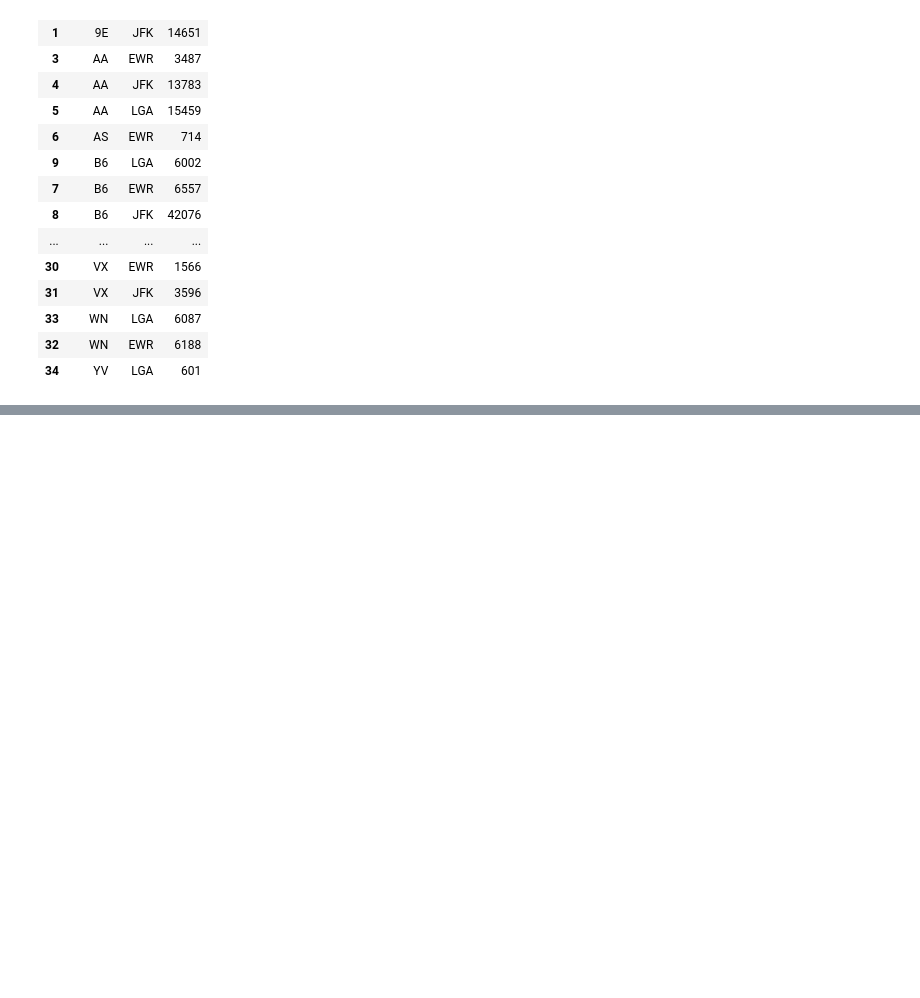
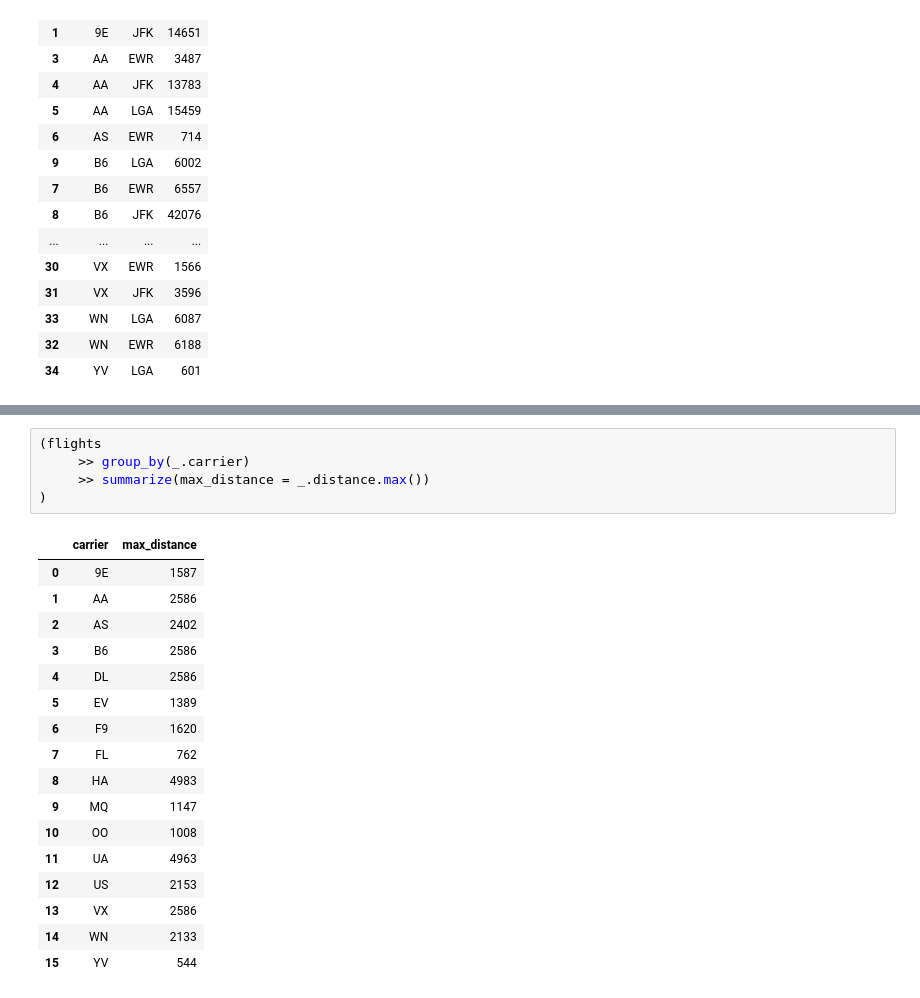
Before and after one commit to PaulApivat/kaggle, a Jupyter notebook: courses/pandas/pandas_lesson_4_grouping_sorting.ipynb, the cells around one changed output, grey strips where cells are left out. Drawn from its saved outputs; the diff is of its cells as text; blank space fills up the shorter version.

Commit message:
complete pandas lesson 4 challenge grouping and sorting

```diff
--- a/courses/pandas/pandas_lesson_4_grouping_sorting.ipynb
+++ b/courses/pandas/pandas_lesson_4_grouping_sorting.ipynb
@@ -292,0 +318,23 @@ back_to_single_index.sort_values(by=['carrier', 'len'])
+# %%
+(flights
+     >> group_by(_.carrier)
+     >> summarize(max_distance = _.distance.max())
+)
+# %% [output]
+|  | carrier | max_distance |
+| 0 | 9E | 1587 |
+| 1 | AA | 2586 |
+| 2 | AS | 2402 |
+| 3 | B6 | 2586 |
+| 4 | DL | 2586 |
+| 5 | EV | 1389 |
+| 6 | F9 | 1620 |
+| 7 | FL | 762 |
+| 8 | HA | 4983 |
+| 9 | MQ | 1147 |
+| 10 | OO | 1008 |
+| 11 | UA | 4963 |
+| 12 | US | 2153 |
+| 13 | VX | 2586 |
+| 14 | WN | 2133 |
+| 15 | YV | 544 |
```
Also changed, not shown: parts of 9 cells of this notebook.
